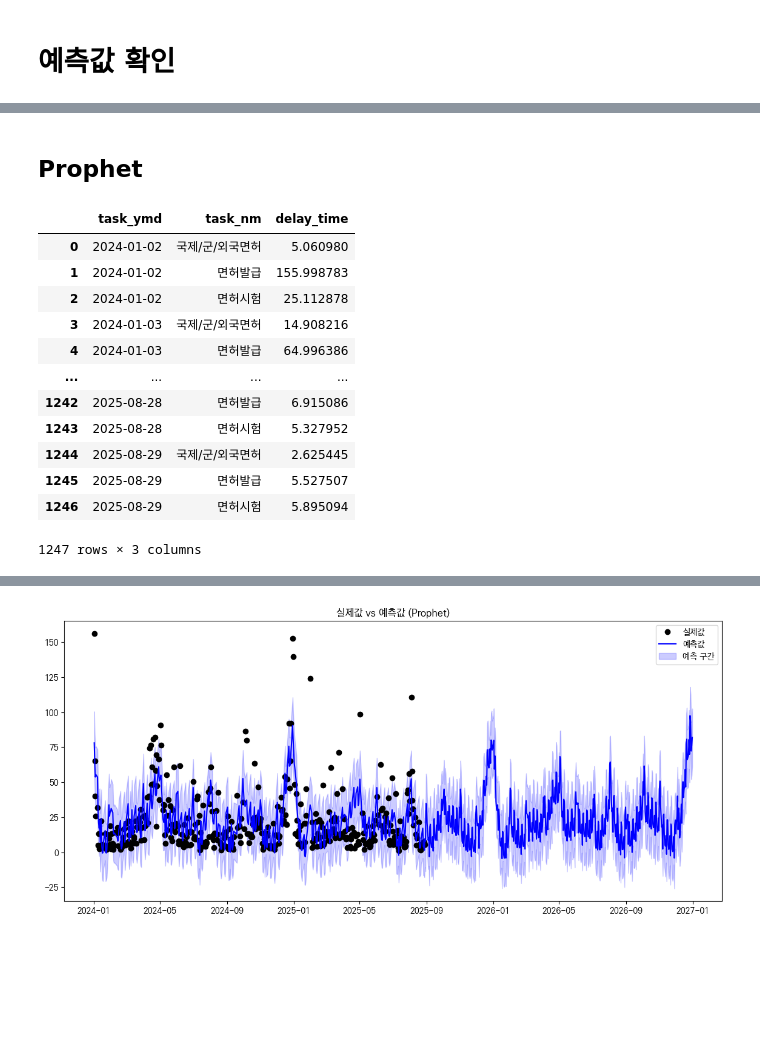
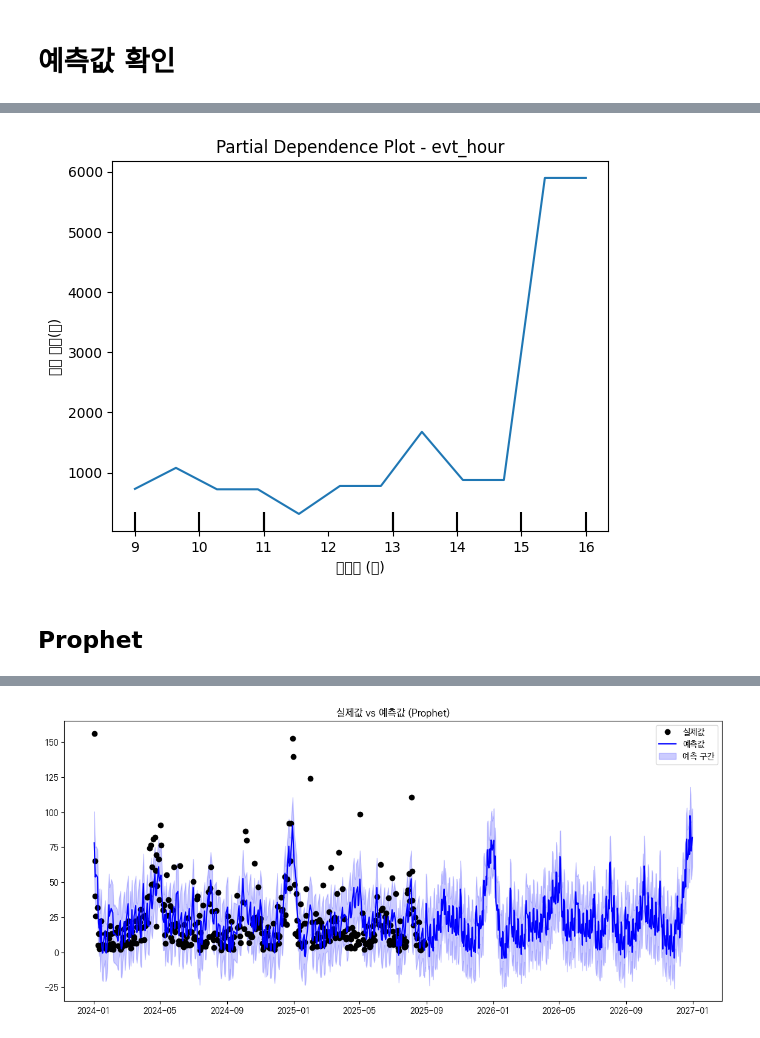
Before and after one commit to KnellBalm/KoRoad, a Jupyter notebook: DA_2025/Congest_Predict/modeling.ipynb, the cells around one changed output, grey strips where cells are left out. Cells and saved outputs as stored; diff of their text form; code cells hidden in the pictures; blank space fills up the shorter version.

```diff
--- a/DA_2025/Congest_Predict/modeling.ipynb
+++ b/DA_2025/Congest_Predict/modeling.ipynb
@@ -621,5 +621,3 @@ procd
-# %%
-procd.dropna(inplace=True)
 # %%
 # 범주형 변수 처리
 for i in procd.select_dtypes('O').columns:
@@ -1022,0 +1075,15 @@ tmp.pivot(index='evt_hour', columns='group_no', values='pred_delay')/60
+# %%
+# 모델 로드 (예: 비성수기 모델)
+with open("regular_model.pkl", "rb") as f:
+    model = pickle.load(f)
+
+# 중요도 추출
+importance = model.get_booster().get_score(importance_type='gain')  # 'weight', 'gain', 'cover' 중 선택 가능
+
+# DataFrame으로 변환
+importance_df = pd.DataFrame({
+    'feature': list(importance.keys()),
+    'importance': list(importance.values())
+}).sort_values(by='importance', ascending=False)
+
+print(importance_df)
@@ -1022,0 +1101,23 @@ tmp.pivot(index='evt_hour', columns='group_no', values='pred_delay')/60
+# %%
+from sklearn.inspection import PartialDependenceDisplay
+# regular_model.pkl 불러오기
+import pickle
+with open("regular_model.pkl", "rb") as f:
+    model = pickle.load(f)
+
+# 학습에 사용된 데이터 일부 필요 (X 컬럼만)
+X = rawdf.drop(columns=['dela_secnd'])  # rawdf는 모델 학습에 썼던 데이터
+
+# PDP 시각화
+PartialDependenceDisplay.from_estimator(
+    model,
+    X,
+    features=['evt_hour'],
+    kind='average',
+    grid_resolution=12
+)
+plt.title("Partial Dependence Plot - evt_hour")
+plt.xlabel("시간대 (시)")
+plt.ylabel("예측 지연(초)")
+plt.show()
+# %% [output]
@@ -1022,0 +1141 @@ tmp.pivot(index='evt_hour', columns='group_no', values='pred_delay')/60
+[figure, added]
@@ -1039,16 +1155,0 @@ seobugb = seobu.groupby(['task_ymd','task_nm'],as_index=False).agg({'delay_time'
-# %%
-seobugb
-# %% [output]
-|  | task_ymd | task_nm | delay_time |
-| 0 | 2024-01-02 | 국제/군/외국면허 | 5.060980 |
-| 1 | 2024-01-02 | 면허발급 | 155.998783 |
-| 2 | 2024-01-02 | 면허시험 | 25.112878 |
-| 3 | 2024-01-03 | 국제/군/외국면허 | 14.908216 |
-| 4 | 2024-01-03 | 면허발급 | 64.996386 |
-| ... | ... | ... | ... |
-| 1242 | 2025-08-28 | 면허발급 | 6.915086 |
-| 1243 | 2025-08-28 | 면허시험 | 5.327952 |
-| 1244 | 2025-08-29 | 국제/군/외국면허 | 2.625445 |
-| 1245 | 2025-08-29 | 면허발급 | 5.527507 |
-| 1246 | 2025-08-29 | 면허시험 | 5.895094 |
-1247 rows × 3 columns
```
Also changed, not shown: parts of 23 cells of this notebook.
